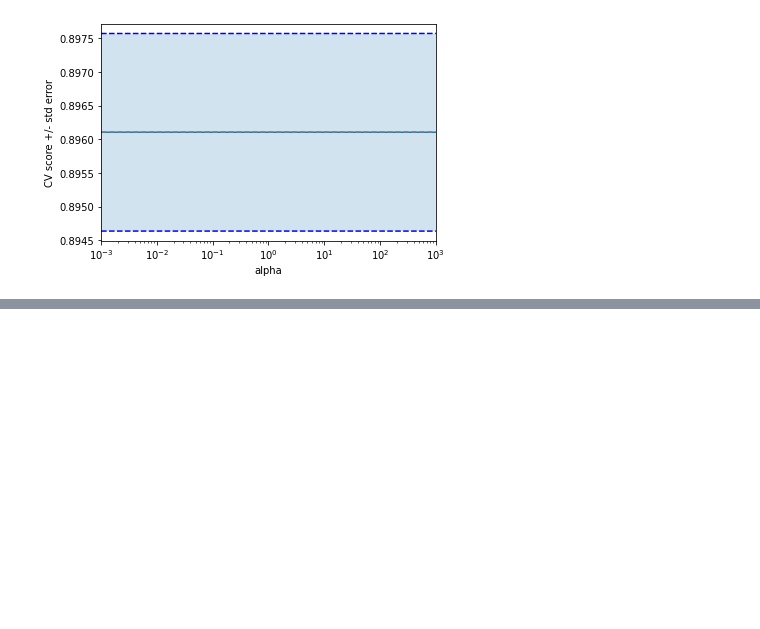
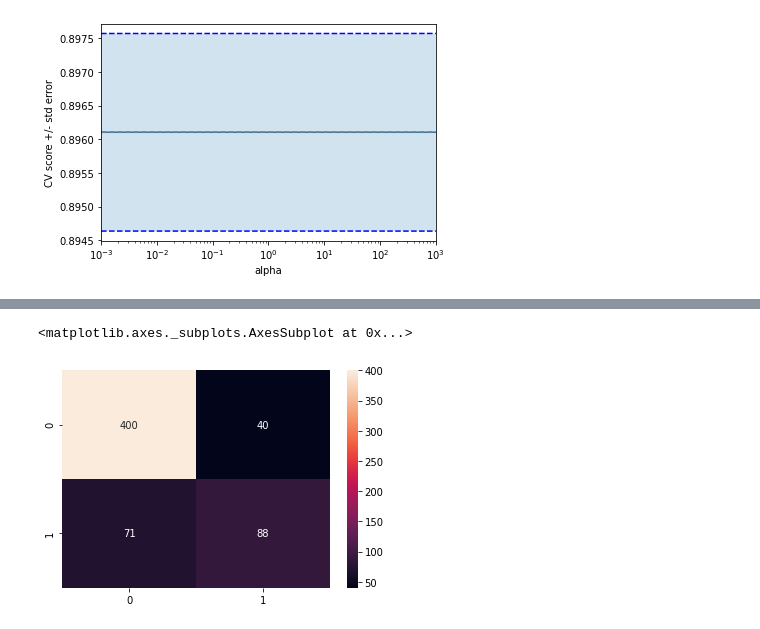
Before and after one commit to viktorjovev/TelecomChurnAnalysis, a Jupyter notebook: TelecomUsers.ipynb, the cells around one changed output, grey strips where cells are left out. Cells and saved outputs as stored; diff of their text form; code cells hidden in the pictures; blank space fills up the shorter version.

Commit message:
add Logistic, LDA, Ensamble

```diff
--- a/TelecomUsers.ipynb
+++ b/TelecomUsers.ipynb
@@ -1313,0 +1339,5 @@ plt.show()
+# %%
+model = LogisticRegression(solver= 'newton-cg', random_state=172)
+model.fit(x_train_ord, y_train_ord)
+y_pred = model.predict(x_test_ord)
+print(classification_report(y_test_ord, y_pred))
@@ -1313,0 +1353,5 @@ plt.show()
+# %%
+sns.heatmap(confusion_matrix(y_test_ord, y_pred), annot=True, fmt="1")
+# %% [output]
+<matplotlib.axes._subplots.AxesSubplot at 0x...>
+[figure, added]
```
Also changed, not shown: parts of 37 cells of this notebook.
